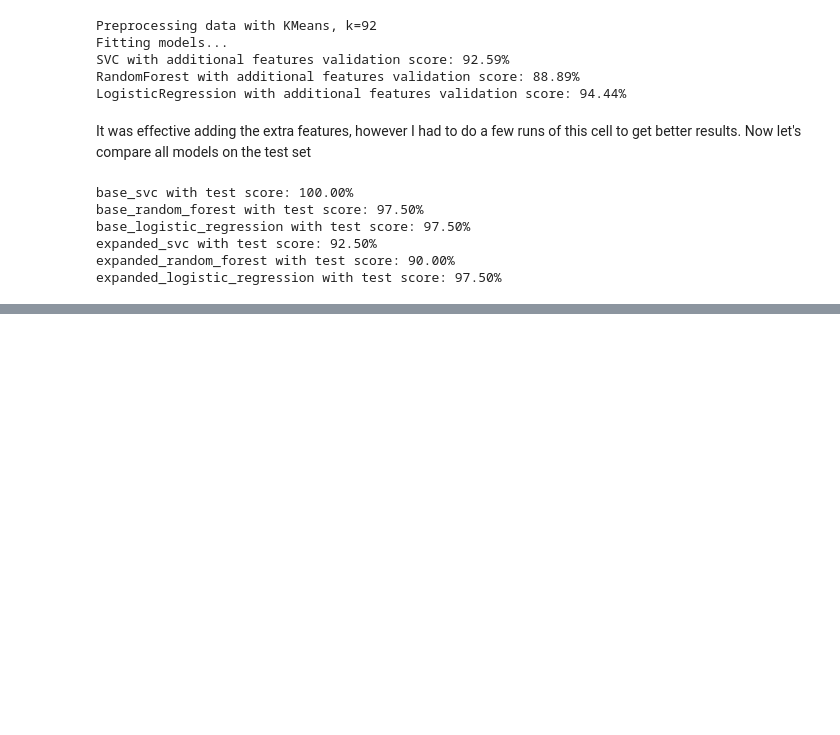
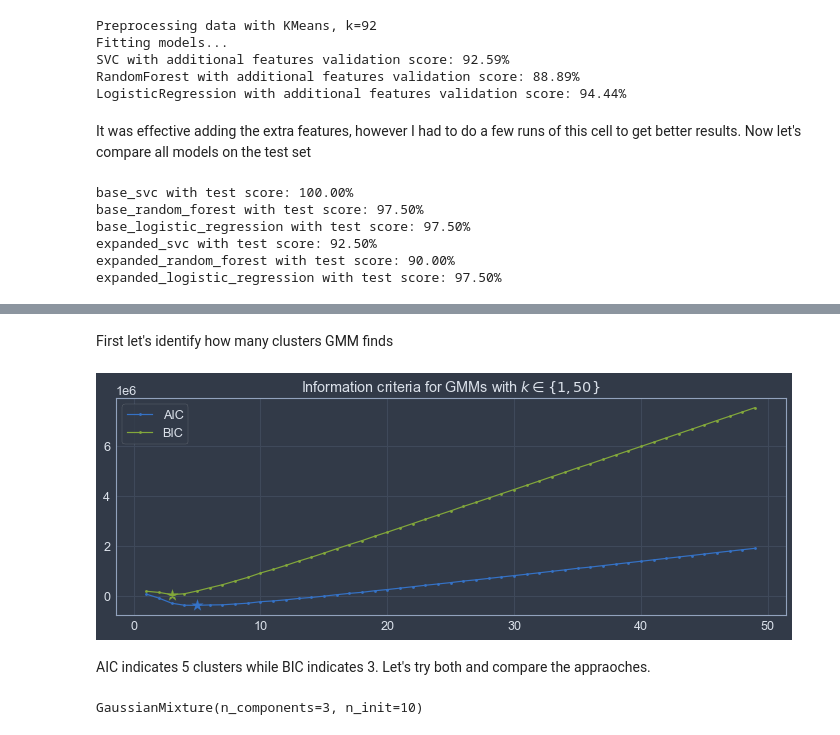
Before and after one commit to amaralcs/homl, a Jupyter notebook: 09_unsupervised_learning_exercises.ipynb, the cells around one changed output, grey strips where cells are left out. Drawn from its saved outputs; the diff is of its cells as text; code cells hidden in the pictures; blank space fills up the shorter version.

```diff
--- a/09_unsupervised_learning_exercises.ipynb
+++ b/09_unsupervised_learning_exercises.ipynb
@@ -214,0 +242,33 @@ expanded_logistic_regression with test score: 97.50%
+# %%
+pca = PCA(n_components=0.99)
+X_train_reduced = pca.fit_transform(X_train_full)
+# %% [markdown]
+First let's identify how many clusters GMM finds
+# %%
+from sklearn.mixture import GaussianMixture, BayesianGaussianMixture
+
+k_range = range(1, 50)
+gmm_per_k = [GaussianMixture(n_components=k, n_init=5).fit(X_train_reduced) for k in k_range]
+aics = [model.aic(X_train_reduced) for model in gmm_per_k]
+bics = [model.bic(X_train_reduced) for model in gmm_per_k]
+# %%
+plt.figure(figsize=(12, 4))
+plt.plot(k_range, aics, '.-', label="AIC")
+plt.plot(k_range, bics, '.-', label="BIC")
+plt.scatter(np.argmin(aics)+1, np.min(aics), c='b', marker="*", s=150)
+plt.scatter(np.argmin(bics)+1, np.min(bics), c='g', marker="*", s=150)
+plt.title("Information criteria for GMMs with $k\in \{1, 50\}$")
+plt.legend()
+plt.show()
+# %% [output]
+[figure, added]
+# %% [markdown]
+AIC indicates 5 clusters while BIC indicates 3. Let's try both and compare the appraoches.
+# %%
+gmm5 = GaussianMixture(n_components=5, n_init=10)
+gmm5.fit(X_train_reduced)
+
+gmm3 = GaussianMixture(n_components=3, n_init=10)
+gmm3.fit(X_train_reduced)
+# %% [output]
+GaussianMixture(n_components=3, n_init=10)
```
Also changed, not shown: parts of 29 cells of this notebook.
